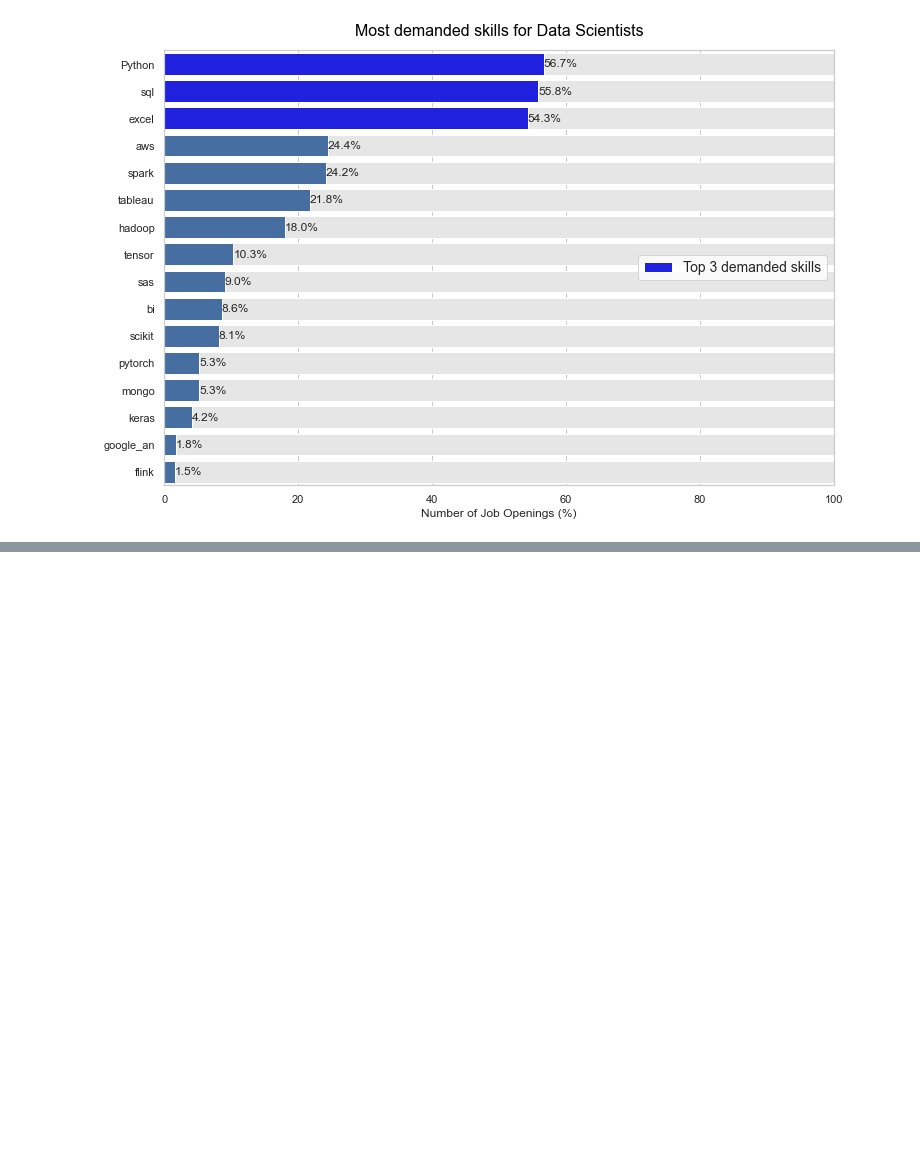
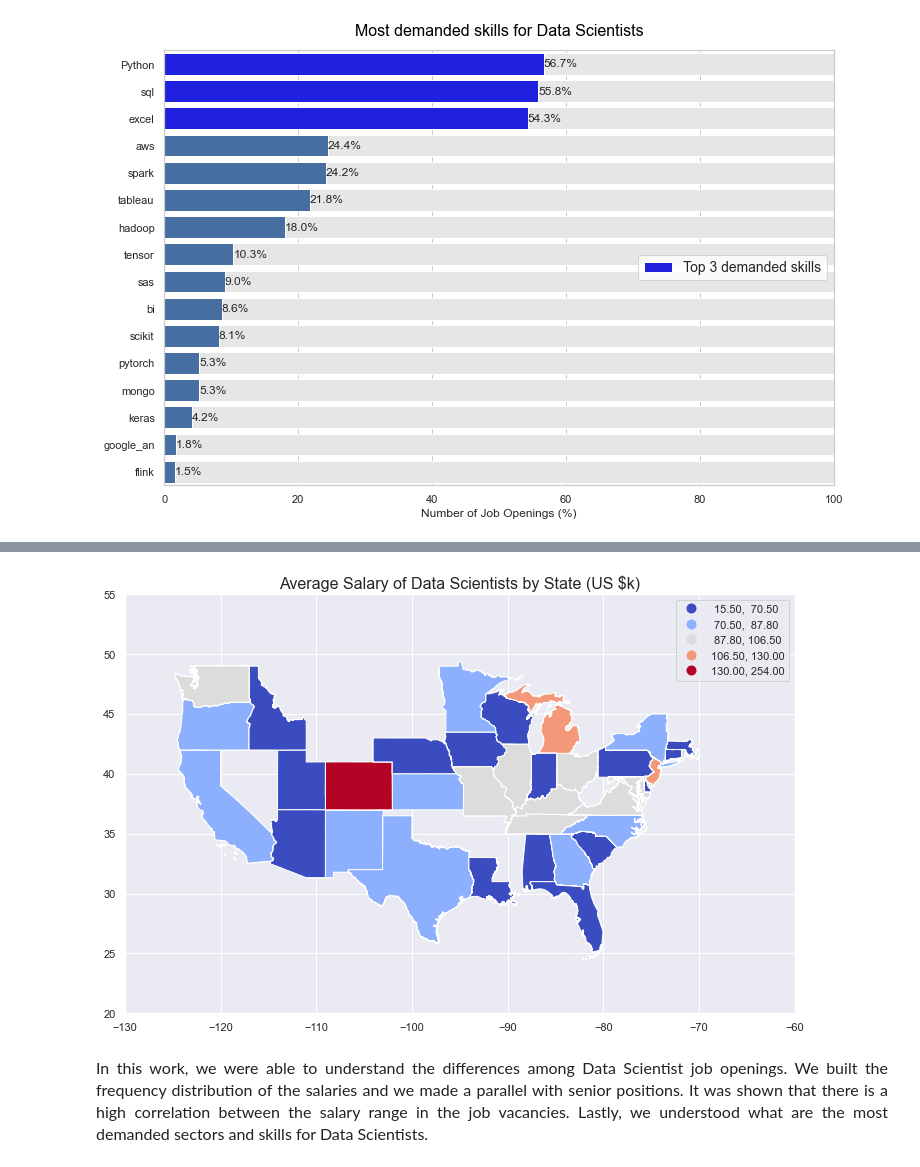
Before and after one commit to FabianoManetti/DataScientistSalary, a Jupyter notebook: data_Scientist_Salaries.ipynb, the cells around one changed output, grey strips where cells are left out. Saved outputs shown, nothing was run; the diff lists cells and outputs as text; code cells hidden in the pictures; blank space fills up the shorter version.

```diff
--- a/data_Scientist_Salaries.ipynb
+++ b/data_Scientist_Salaries.ipynb
@@ -496,0 +497,12 @@ plt.show()
+# %%
+locations = dataset.copy()
+locations = locations.rename(columns={'Job Location': 'STUSPS'})
+# %%
+import geopandas as gpd
+
+path = 'cb_2020_us_state_500k'
+
+geo_usa = gpd.read_file(path)
+# %%
+geo_states = geo_usa.merge(locations, on = 'STUSPS')
+geo_states.head()
@@ -496,0 +516,13 @@ plt.show()
+# %%
+sns.set_theme(style = 'darkgrid')
+
+geo_states.plot(column = 'Avg Salary(K)', scheme = 'Quantiles', figsize = (12, 8), legend = True, cmap = 'coolwarm')
+plt.xlim(-130, -60)
+plt.ylim(20, 55)
+
+plt.title('Average Salary of Data Scientists by State (US $k)', fontsize = 16)
+plt.show()
+# %% [output]
+[figure, added]
+# %% [markdown]
+<p style='font-size: 16px; line-height: 2; margin: 10px 50px; text-align: justify;'>In this work, we were able to understand the differences among Data Scientist job openings. We built the frequency distribution of the salaries and we made a parallel with senior positions. It was shown that there is a high correlation between the salary range in the job vacancies. Lastly, we understood what are the most demanded sectors and skills for Data Scientists.</p>
```
Also changed, not shown: parts of 6 cells of this notebook, 7 other files.
